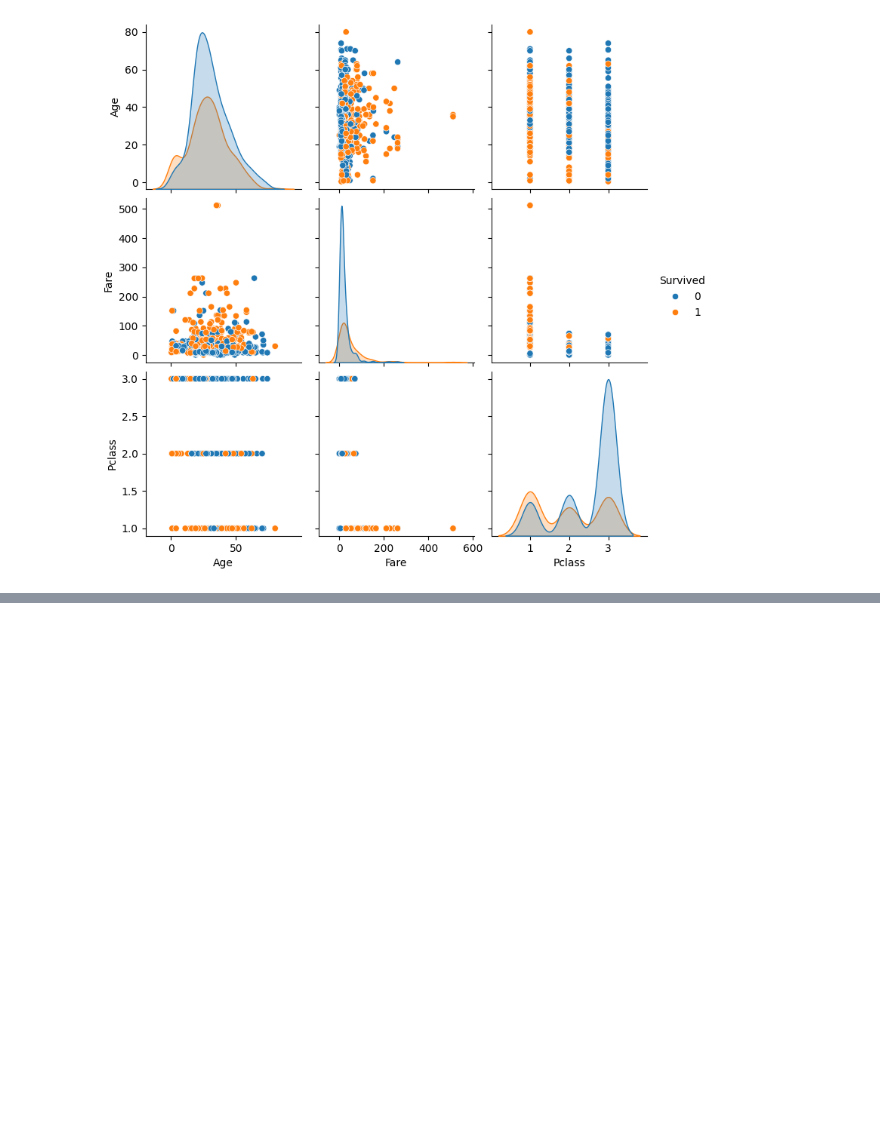
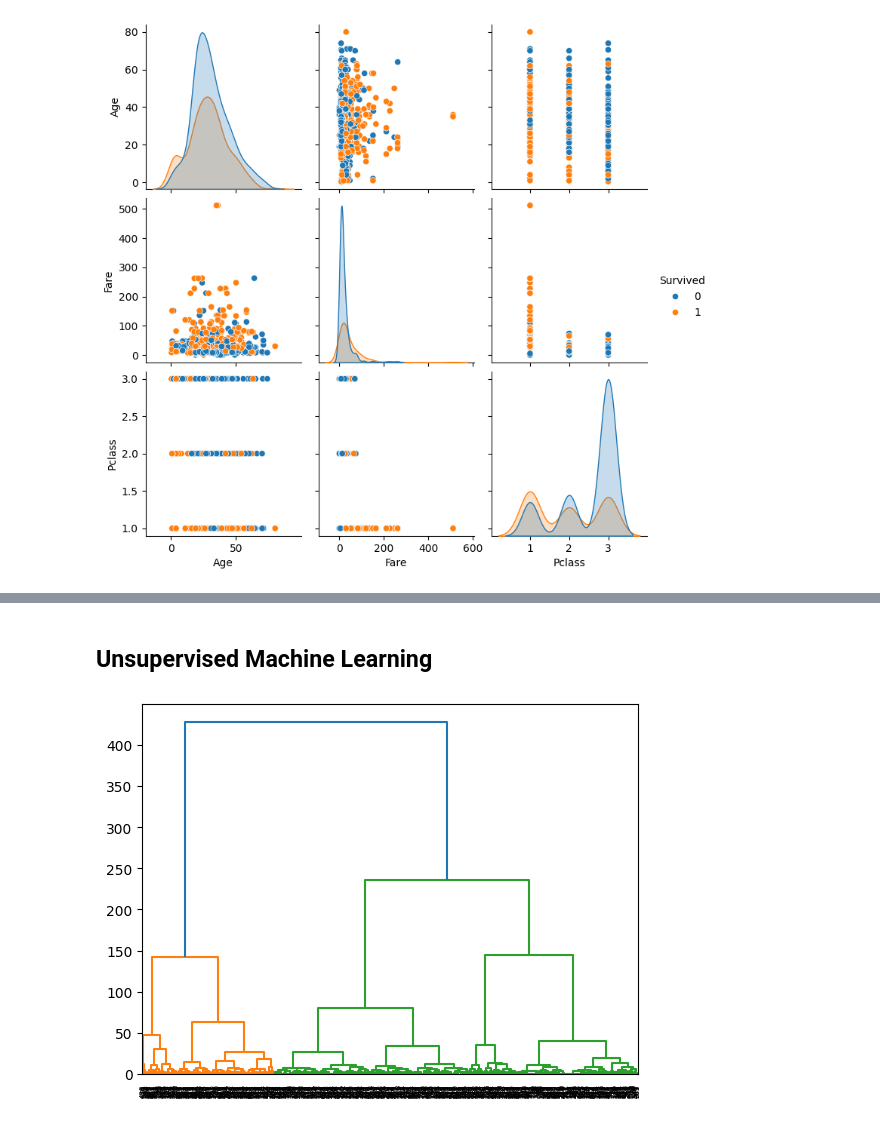
Before and after one commit to mckoh/data-science-mcit-ba-im-2026, a Jupyter notebook: notebooks/02_unsupervised_learning.ipynb, the cells around one changed output, grey strips where cells are left out. Cells and saved outputs as stored; diff of their text form; code cells hidden in the pictures; blank space fills up the shorter version.

Commit message:
added unsupervised code

```diff
--- a/notebooks/02_unsupervised_learning.ipynb
+++ b/notebooks/02_unsupervised_learning.ipynb
@@ -78,0 +120,30 @@ pairplot(df[["Age", "Fare", "Survived", "Pclass"]], hue="Survived")
+# %%
+target_colum = 'Survived'
+
+used_columns = [
+    'Pclass',
+    'Sex',
+    'Age',
+    'SibSp',
+    'Parch'
+ ]
+# %%
+df = df[used_columns].copy()
+# %%
+# Umwandeln nicht-nummerischer Merkmale
+# Bitte nur einmal ausführen
+mapping_dictionary = {"female": 1, "male": 0, 0: 0, 1: 1}
+df["Sex"] = df["Sex"].map(mapping_dictionary)
+# %%
+# df["Age"].fillna(-999, inplace=True)
+# df["Age"].fillna(df["Age"].median(), inplace=True)
+df.dropna(inplace=True)
+# %% [markdown]
+## Unsupervised Machine Learning
+# %%
+# Hierarchisches Clustern mit Scipy
+Z = hierarchy.linkage(df, method="ward")
+hierarchy.dendrogram(Z)
+plt.show()
+# %% [output]
+[figure, added]
```
Also changed, not shown: parts of 10 cells of this notebook.
